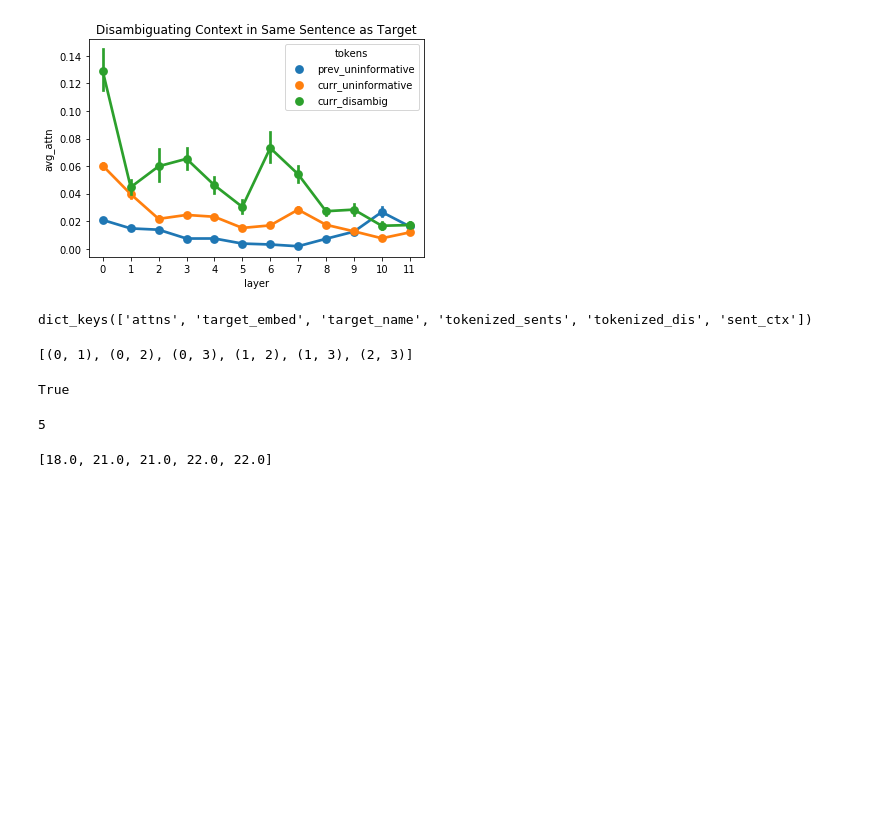
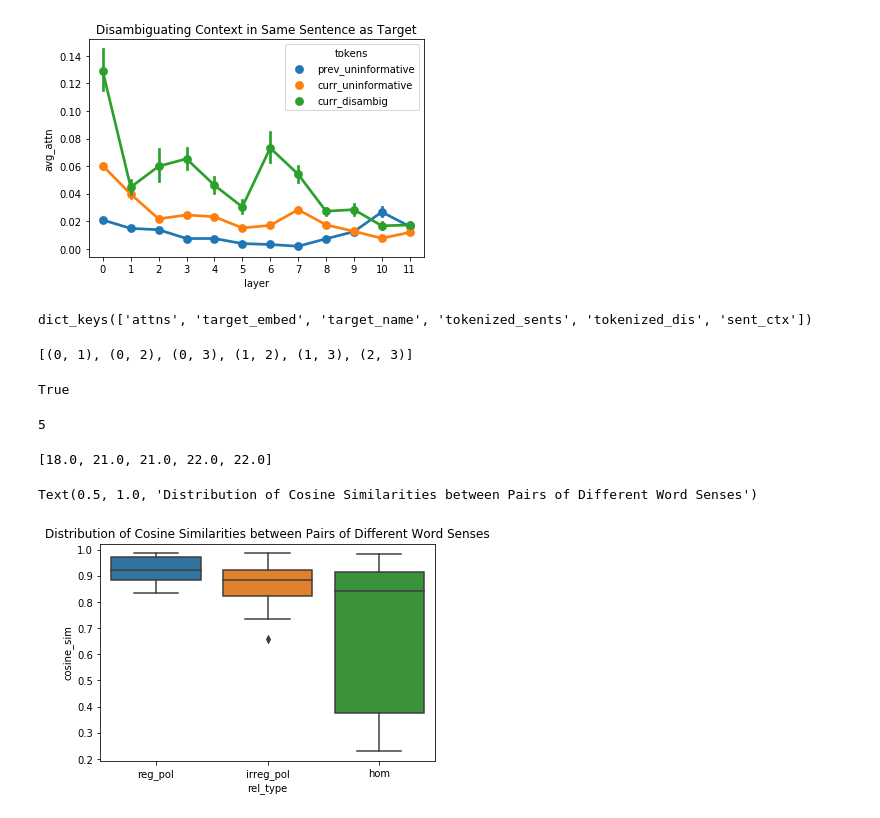
Before and after one commit to sathvikn/bert-wordsense, a Jupyter notebook: codebase/notebooks/rabagliati_2013_analysis.ipynb, the cells around one changed output. Cells and saved outputs as stored; diff of their text form; code cells hidden in the pictures; blank space fills up the shorter version.

Commit message:
readd boxplot

```diff
--- a/codebase/notebooks/rabagliati_2013_analysis.ipynb
+++ b/codebase/notebooks/rabagliati_2013_analysis.ipynb
@@ -324,3 +324,29 @@ correct_pairs
 correct_indices
 # %% [output]
 [18.0, 21.0, 21.0, 22.0, 22.0]
+# %%
+import itertools
+from core.metrics import cosine_sim
+
+find_sim = lambda l, q: [t[1] for t in l if t[0] == q]
+hp_data = []
+for i in np.arange(0, len(bert_data), 4):
+    word_dicts = bert_data[i:i + 4]
+    word_embeddings = [d['target_embed'] for d in word_dicts]
+    cs_pairs = []
+    for j, k in itertools.combinations(np.arange(4), 2):
+        if (j, k) not in [(0, 2), (1, 3)]:
+            cs_pairs.append(((j, k), cosine_sim(word_embeddings[j], word_embeddings[k])))
+    if (i / 4) < 8 and (i / 4) >= 0:
+        hp_data += [{'rel_type': 'reg_pol', 'cosine_sim': i[1]} for i in cs_pairs]
+    elif (i / 4) < 16 and (i / 4) >= 8:
+        hp_data += [{'rel_type': 'irreg_pol', 'cosine_sim': i[1]} for i in cs_pairs]
+    else:
+        hp_data += [{'rel_type': 'hom', 'cosine_sim': i[1]} for i in cs_pairs]
+hp_data = pd.DataFrame(hp_data)
+# %%
+sns.boxplot(hp_data['rel_type'], hp_data['cosine_sim'])
+plt.title("Distribution of Cosine Similarities between Pairs of Different Word Senses")
+# %% [output]
+Text(0.5, 1.0, 'Distribution of Cosine Similarities between Pairs of Different Word Senses')
+[figure, added]
```
